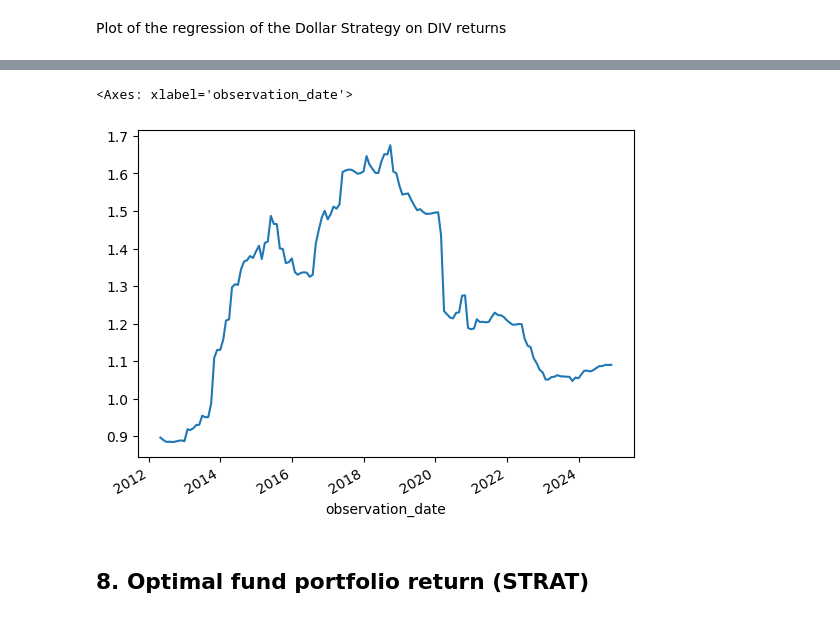
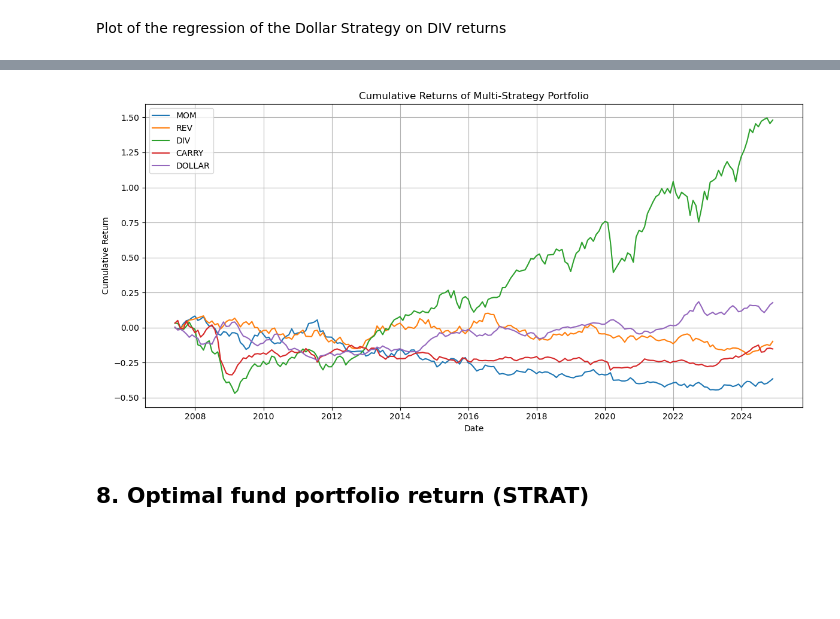
Before and after one commit to R4ff67/Investments, a Jupyter notebook: final_proj_inv.ipynb, the cells around one changed output, grey strips where cells are left out. Drawn from its saved outputs; the diff is of its cells as text; code cells hidden in the pictures; blank space fills up the shorter version.

```diff
--- a/final_proj_inv.ipynb
+++ b/final_proj_inv.ipynb
@@ -1538,11 +1480,43 @@ plt.show()
-# %%
-rolling_volatilities_DIV = pd.Series(X["DIV"].rolling(window=60, min_periods=60).std().dropna())
-a = 0.15/(rolling_volatilities_DIV*np.sqrt(12))
-
-a.plot()
-# %% [output]
-<Axes: xlabel='observation_date'>
-[figure, removed]
+# %%
+# === Step 1: Ensure all strategy returns are 1D Series ===
+mom_series    = pd.Series(mom, name="MOM")
+rev_series    = pd.Series(rev, name="REV")
+carry_series  = pd.Series(carry_ret, name="CARRY")
+dollar_series = pd.Series(dollar_returns, name="DOLLAR")
+
+# Handle DIV safely (may be DataFrame with one column)
+if isinstance(div, pd.DataFrame):
+    div_series = div.squeeze()
+else:
+    div_series = div.copy()
+div_series.name = "DIV"
+
+# === Step 2: Combine all into a single DataFrame and drop missing ===
+all_returns_df = pd.concat([
+    mom_series,
+    rev_series,
+    div_series,
+    carry_series,
+    dollar_series
+], axis=1).dropna()
+
+# === Step 3: Compute cumulative returns ===
+cum_returns = (1 + all_returns_df).cumprod() - 1
+
+
+plt.figure(figsize=(12, 6))
+for col in cum_returns.columns:
+    plt.plot(cum_returns.index, cum_returns[col], label=col)
+
+plt.title("Cumulative Returns of Multi-Strategy Portfolio")
+plt.xlabel("Date")
+plt.ylabel("Cumulative Return")
+plt.legend()
+plt.grid(True)
+plt.tight_layout()
+plt.show()
+# %% [output]
+[figure, added]
 # %% [markdown]
 ## 8. Optimal fund portfolio return (STRAT)
 # %% [markdown]
```
Also changed, not shown: parts of 17 cells of this notebook, 4 other files.
